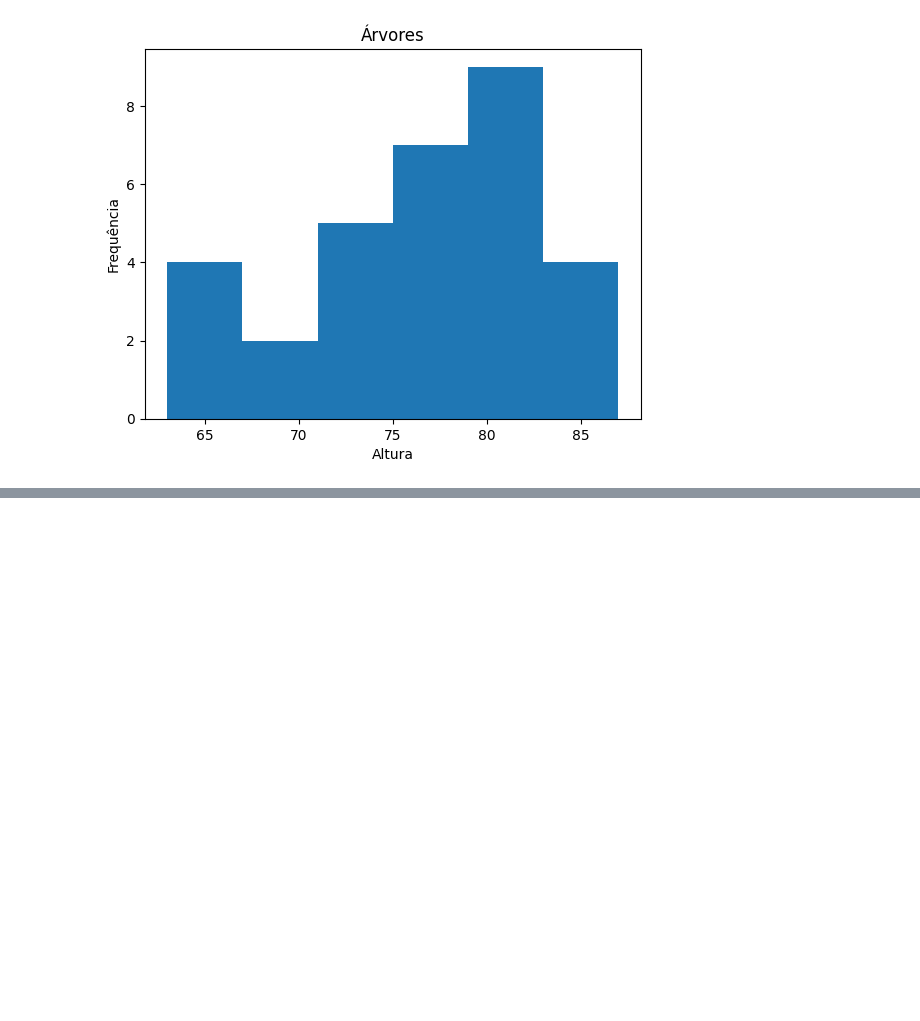
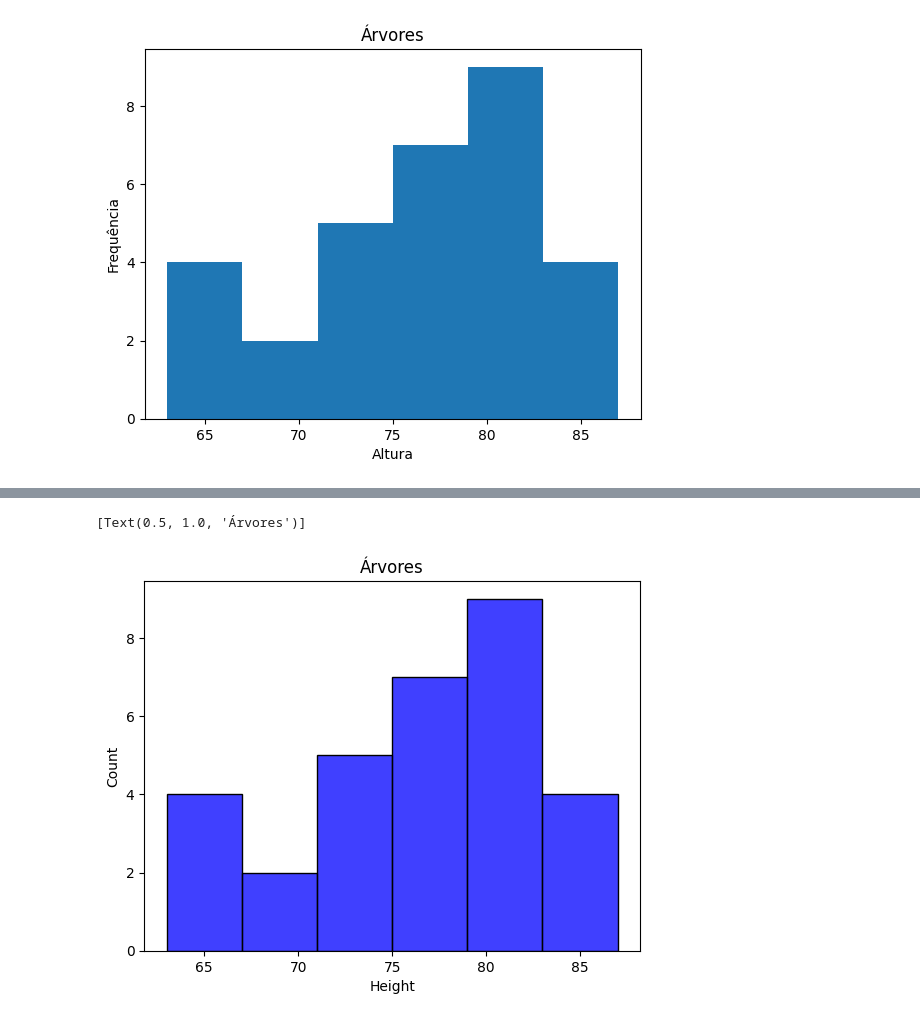
Before and after one commit to glaucoSapucaia/DataScienceStudies, a Jupyter notebook: py_studies/grafico_dashboard/graficos.ipynb, the cells around one changed output, grey strips where cells are left out. Drawn from its saved outputs; the diff is of its cells as text; code cells hidden in the pictures; blank space fills up the shorter version.

```diff
--- a/py_studies/grafico_dashboard/graficos.ipynb
+++ b/py_studies/grafico_dashboard/graficos.ipynb
@@ -35,0 +55,5 @@ Text(0.5, 0, 'Altura')
+# %%
+sns.histplot(trees.iloc[:, 1], bins=6, kde=False, color='blue').set(title='Árvores')
+# %% [output]
+[Text(0.5, 1.0, 'Árvores')]
+[figure, added]
```
Also changed, not shown: parts of 16 cells of this notebook, 1 other file.
